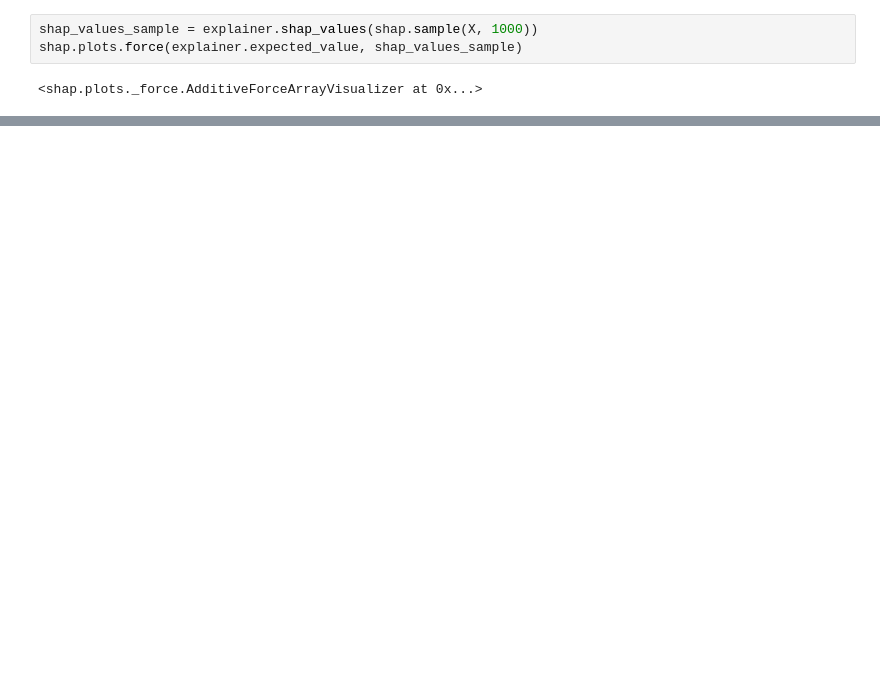
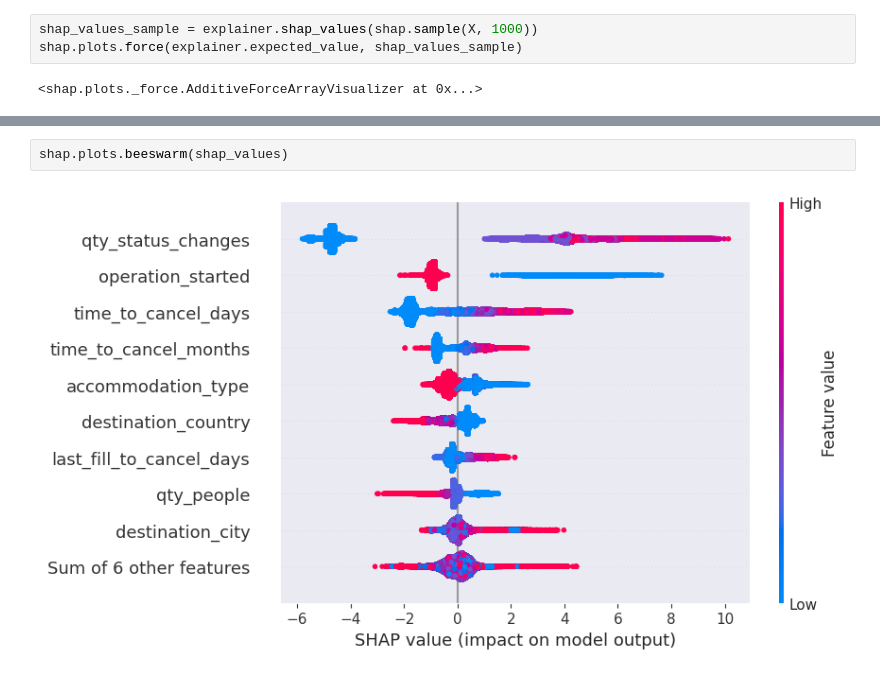
Before and after one commit to tamiriscrepalde/survival-analysis, a Jupyter notebook: notebooks/exploratory_data_analysis/packages_cancellation_analysis.ipynb, the cells around one changed output, grey strips where cells are left out. Cells and saved outputs as stored; diff of their text form; blank space fills up the shorter version.

```diff
--- a/notebooks/exploratory_data_analysis/packages_cancellation_analysis.ipynb
+++ b/notebooks/exploratory_data_analysis/packages_cancellation_analysis.ipynb
@@ -604,0 +620,4 @@ shap.plots.force(explainer.expected_value, shap_values_sample)
+# %%
+shap.plots.beeswarm(shap_values)
+# %% [output]
+[figure, added]
```
Also changed, not shown: parts of 25 cells of this notebook.
